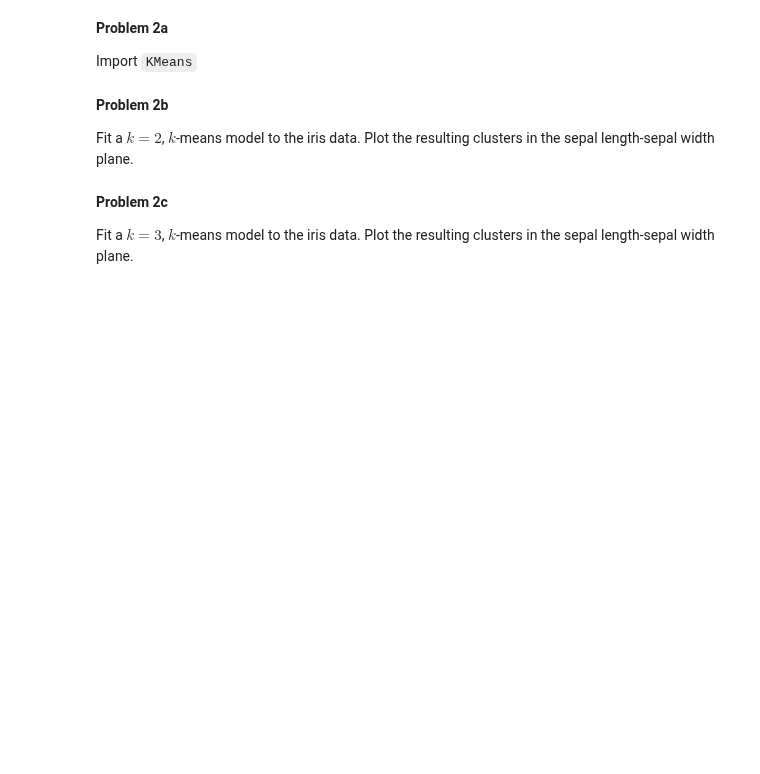
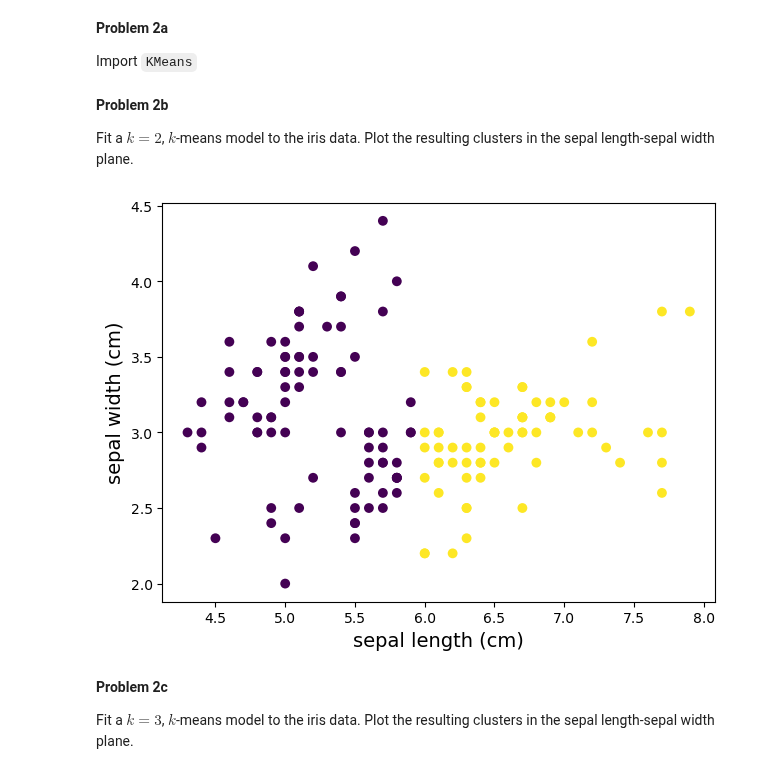
Before and after one commit to ullas-bhat/Session-25, a Jupyter notebook: Day2/Clustering.ipynb, the cells around one changed output. Saved outputs shown, nothing was run; the diff lists cells and outputs as text; code cells hidden in the pictures; blank space fills up the shorter version.

```diff
--- a/Day2/Clustering.ipynb
+++ b/Day2/Clustering.ipynb
@@ -25,7 +25,7 @@ Import the iris data set from `scikit-learn`.
 # %%
 from sklearn import datasets
 
-iris = # complete
+iris = datasets.load_iris()
 # %% [markdown]
 **Problem 1b**
 
@@ -73,16 +75,18 @@ from sklearn.cluster import # complete
 
 Fit a $k = 2$, $k$-means model to the iris data. Plot the resulting clusters in the sepal length-sepal width plane.
 # %%
-Kcluster = # complete
-Kcluster.fit( # complete
+Kcluster = KMeans(n_clusters=2, )
+Kcluster.fit(iris.data[:, :2])
 
 fig, ax = plt.subplots()
 ax.scatter(iris.data[:,0], iris.data[:,1],
            c = Kcluster.labels_, s = 50,
            edgecolor = "None", cmap = "viridis")
 ax.set_xlabel('sepal length (cm)', fontsize=14)
 ax.set_ylabel('sepal width (cm)', fontsize=14)
 fig.tight_layout()
+# %% [output]
+[figure, added]
 # %% [markdown]
 **Problem 2c**
 
```
Also changed, not shown: parts of 21 cells of this notebook, 3 other files.
